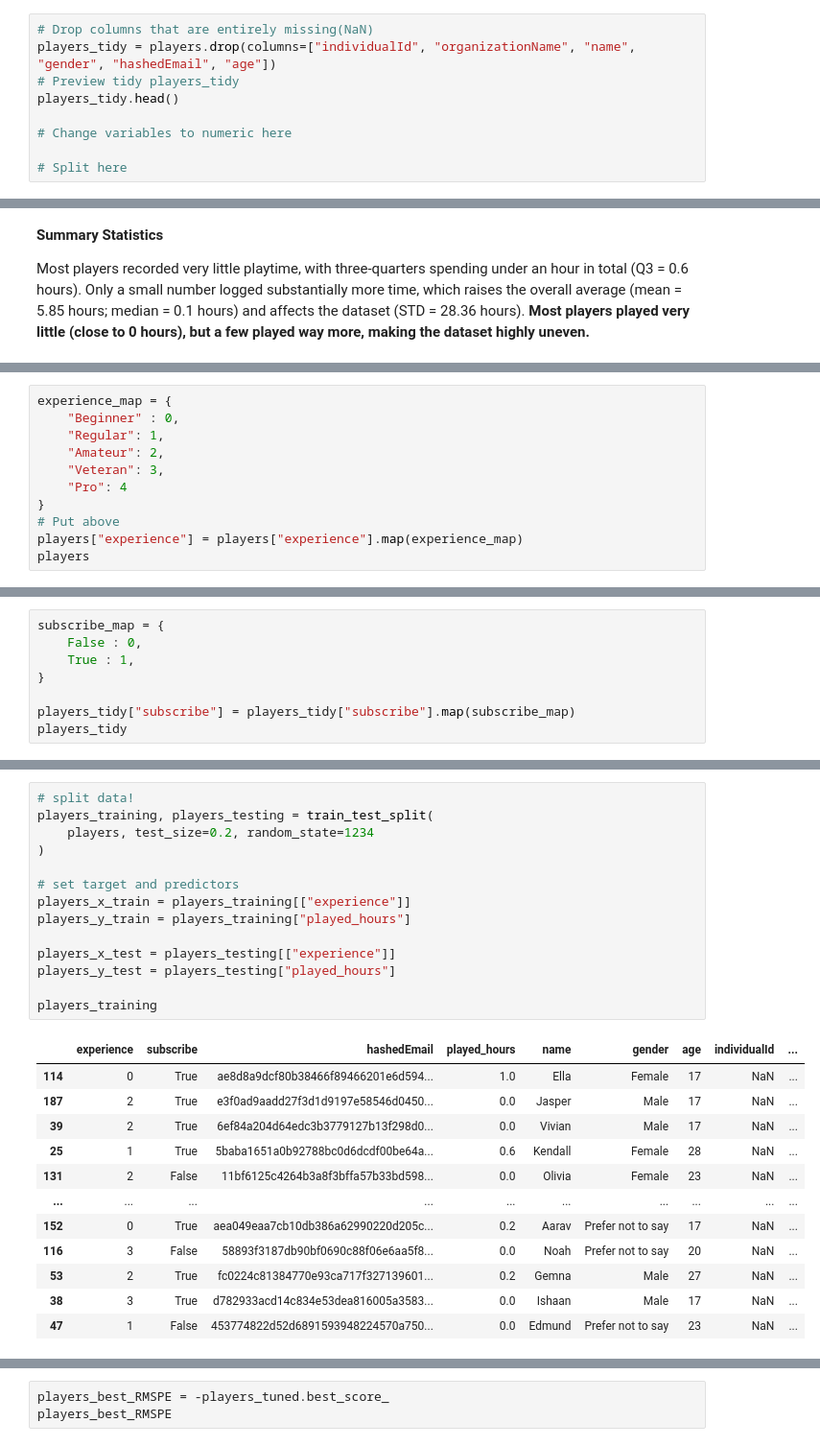
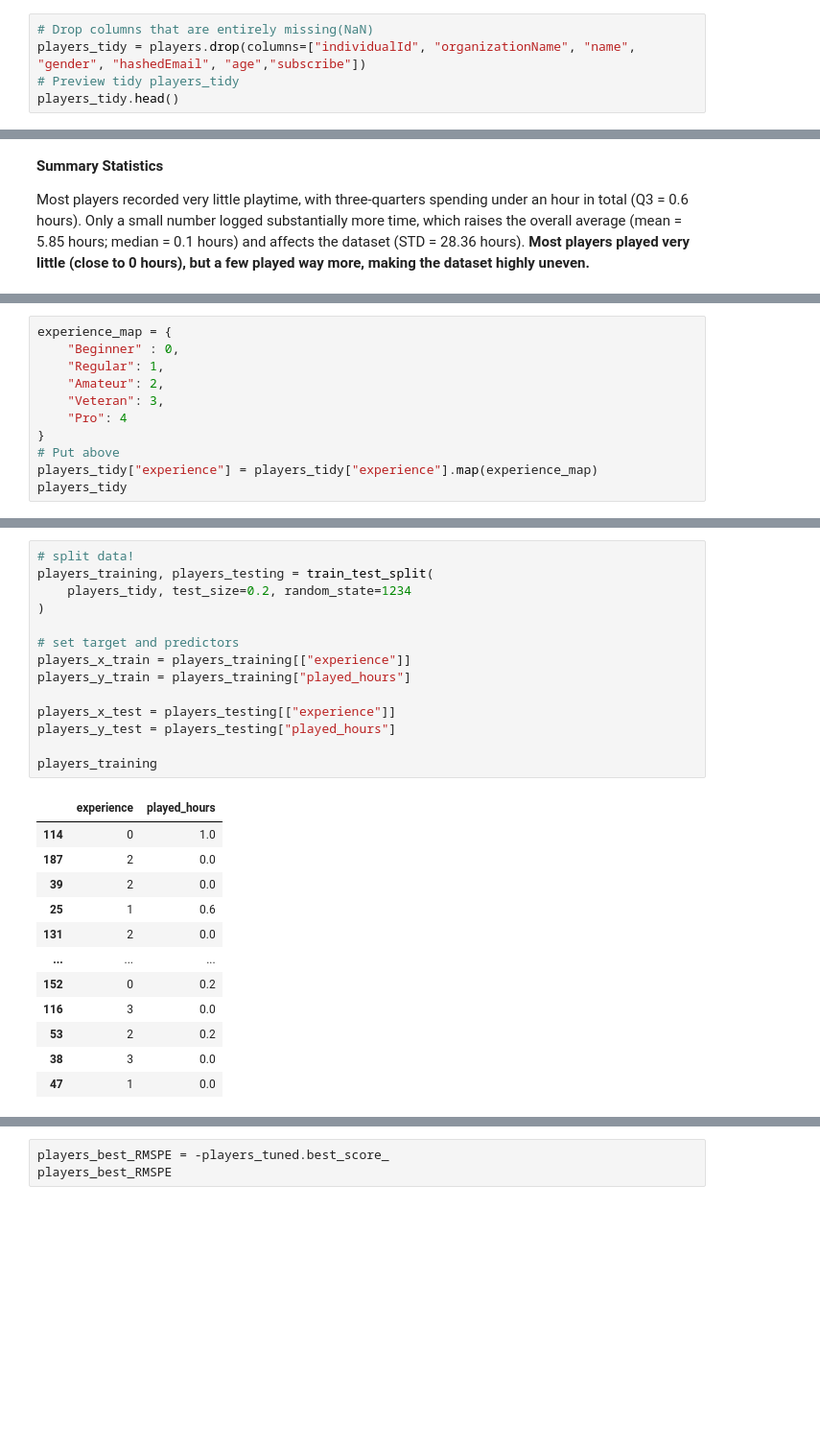
Before and after one commit to sydlpeters/dsci-group-2025w1-group-101-1, a Jupyter notebook: FinalProject.ipynb, the cells around one changed output, grey strips where cells are left out. Shown at 96% size. Drawn from its saved outputs; the diff is of its cells as text; blank space fills up the shorter version.

```diff
--- a/FinalProject.ipynb
+++ b/FinalProject.ipynb
@@ -99,11 +99,7 @@ players
 196 rows × 9 columns
 # %%
 # Drop columns that are entirely missing(NaN)
-players_tidy = players.drop(columns=["individualId", "organizationName", "name", "gender", "hashedEmail", "age"])
+players_tidy = players.drop(columns=["individualId", "organizationName", "name", "gender", "hashedEmail", "age","subscribe"])
 # Preview tidy players_tidy
 players_tidy.head()
-
-# Change variables to numeric here
-
-# Split here
 # %% [output]
@@ -189,6 +187,6 @@ experience_map = {
     "Pro": 4
 }
 # Put above
-players["experience"] = players["experience"].map(experience_map)
-players
+players_tidy["experience"] = players_tidy["experience"].map(experience_map)
+players_tidy
 # %% [output]
@@ -208,8 +205,0 @@ players
-# %%
-subscribe_map = {
-    False : 0,
-    True : 1,
-}
-
-players_tidy["subscribe"] = players_tidy["subscribe"].map(subscribe_map)
-players_tidy
@@ -230,27 +206,27 @@ players_tidy
 # %%
 # split data!
 players_training, players_testing = train_test_split(
-    players, test_size=0.2, random_state=1234
+    players_tidy, test_size=0.2, random_state=1234
 )
 
 # set target and predictors
 players_x_train = players_training[["experience"]]
 players_y_train = players_training["played_hours"]
 
 players_x_test = players_testing[["experience"]]
 players_y_test = players_testing["played_hours"]
 
 players_training
 # %% [output]
-|  | experience | subscribe | hashedEmail | played_hours | name | gender | age | individualId | ... |
-| 114 | 0 | True | ae8d8a9dcf80b38466f89466201e6d594... | 1.0 | Ella | Female | 17 | NaN | ... |
-| 187 | 2 | True | e3f0ad9aadd27f3d1d9197e58546d0450... | 0.0 | Jasper | Male | 17 | NaN | ... |
-| 39 | 2 | True | 6ef84a204d64edc3b3779127b13f298d0... | 0.0 | Vivian | Male | 17 | NaN | ... |
-| 25 | 1 | True | 5baba1651a0b92788bc0d6dcdf00be64a... | 0.6 | Kendall | Female | 28 | NaN | ... |
-| 131 | 2 | False | 11bf6125c4264b3a8f3bffa57b33bd598... | 0.0 | Olivia | Female | 23 | NaN | ... |
-| ... | ... | ... | ... | ... | ... | ... | ... | ... | ... |
-| 152 | 0 | True | aea049eaa7cb10db386a62990220d205c... | 0.2 | Aarav | Prefer not to say | 17 | NaN | ... |
-| 116 | 3 | False | 58893f3187db90bf0690c88f06e6aa5f8... | 0.0 | Noah | Prefer not to say | 20 | NaN | ... |
-| 53 | 2 | True | fc0224c81384770e93ca717f327139601... | 0.2 | Gemna | Male | 27 | NaN | ... |
-| 38 | 3 | True | d782933acd14c834e53dea816005a3583... | 0.0 | Ishaan | Male | 17 | NaN | ... |
-| 47 | 1 | False | 453774822d52d6891593948224570a750... | 0.0 | Edmund | Prefer not to say | 23 | NaN | ... |
+|  | experience | played_hours |
+| 114 | 0 | 1.0 |
+| 187 | 2 | 0.0 |
+| 39 | 2 | 0.0 |
+| 25 | 1 | 0.6 |
+| 131 | 2 | 0.0 |
+| ... | ... | ... |
+| 152 | 0 | 0.2 |
+| 116 | 3 | 0.0 |
+| 53 | 2 | 0.2 |
+| 38 | 3 | 0.0 |
+| 47 | 1 | 0.0 |
```
Also changed, not shown: parts of 31 cells of this notebook.
